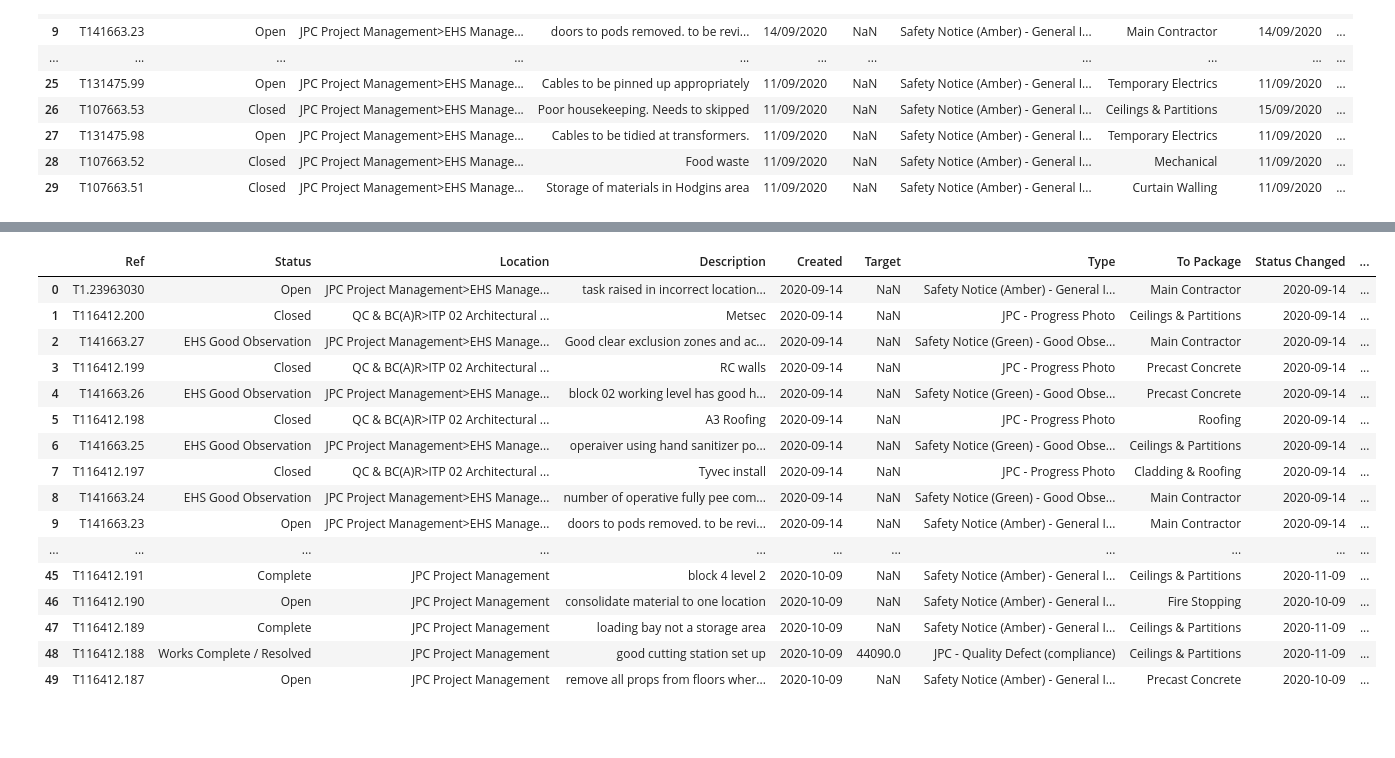
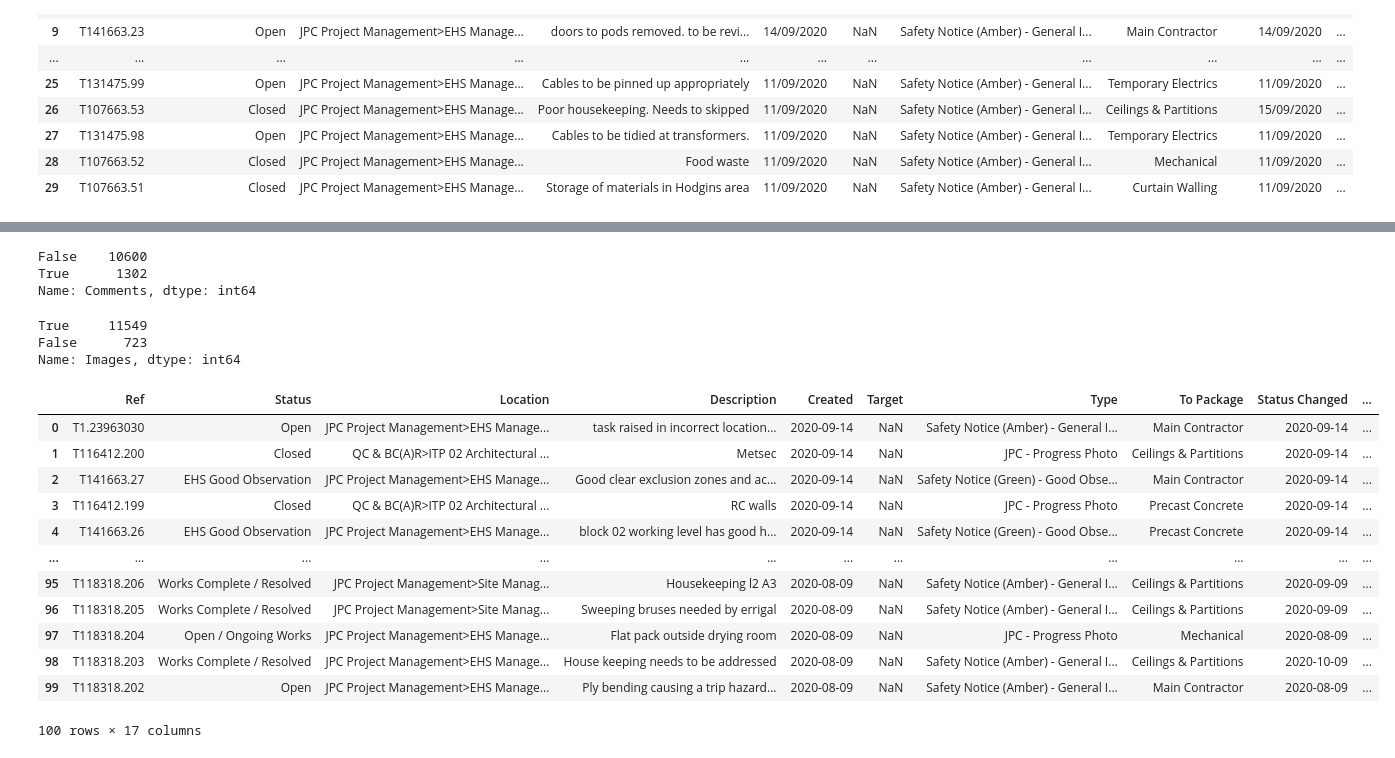
Before and after one commit to chkCreate/Construction_Project_Management_Report_Analysis, a Jupyter notebook: Data_Cleaning.ipynb, the cells around one changed output, grey strips where cells are left out. Saved outputs shown, nothing was run; the diff lists cells and outputs as text; code cells hidden in the pictures; blank space fills up the shorter version.

```diff
--- a/Data_Cleaning.ipynb
+++ b/Data_Cleaning.ipynb
@@ -188,0 +282,5 @@ Name: Priority, dtype: int64
+# %%
+Tasks_df['Status'] = Tasks_df['Status'].replace(['Closed JPC Reviewed','JPC Signed Off / Closed'],['JPC Reviewed / Closed', 'JPC Sign Off / Closed'])
+Tasks_df['Status'] = Tasks_df['Status'].replace(['Complete','3rd Party Inspection - Closed'],['Works Complete / Resolved', '3rd Party Sign Off - Closed'])
+
+print(Tasks_df['Status'].value_counts())
@@ -194,0 +341,6 @@ Name: Association, dtype: int64
+# %%
+# Normalize 'Priority' column values: 'High' & 'High (resolve within 48 hours)'; 'Low' & 'Low (resolve within 2 weeks)'; and 'Medium' & 'Medium (resolve within 5 days)'.
+Tasks_df['Priority'] = Tasks_df['Priority'].replace(['High'],'High (resolve within 48 hours)')
+Tasks_df['Priority'] = Tasks_df['Priority'].replace(['Medium'],'Medium (resolve within 5 days)')
+Tasks_df['Priority'] = Tasks_df['Priority'].replace(['Low'],'Low (resolve within 2 weeks)')
+print(Tasks_df['Priority'].value_counts())
@@ -195,27 +360,38 @@ Name: Association, dtype: int64
+# %%
+print(Tasks_df['Comments'].value_counts())
+# %% [output]
+False    10600
+True      1302
+Name: Comments, dtype: int64
+# %%
+print(Tasks_df['Images'].value_counts())
+# %% [output]
+True     11549
+False      723
+Name: Images, dtype: int64
+# %%
+# Drop columns that have boolean information only for second-tier quality of information: 'Comments', 'Images'
+Tasks_df = Tasks_df.drop(['Comments', 'Images'], axis=1)
 # %%
 # Convert date object column into datetime format.
 Tasks_df['Created'] = pd.to_datetime(Tasks_df['Created'])
 Tasks_df['Status Changed'] = pd.to_datetime(Tasks_df['Status Changed'])
 
-Tasks_df.head(50)
+Tasks_df.head(100)
 # %% [output]
 |  | Ref | Status | Location | Description | Created | Target | Type | To Package | Status Changed | ... |
 | 0 | T1.23963030 | Open | JPC Project Management>EHS Manage... | task raised in incorrect location... | 2020-09-14 | NaN | Safety Notice (Amber) - General I... | Main Contractor | 2020-09-14 | ... |
 | 1 | T116412.200 | Closed | QC & BC(A)R>ITP 02 Architectural ... | Metsec | 2020-09-14 | NaN | JPC - Progress Photo | Ceilings & Partitions | 2020-09-14 | ... |
 | 2 | T141663.27 | EHS Good Observation | JPC Project Management>EHS Manage... | Good clear exclusion zones and ac... | 2020-09-14 | NaN | Safety Notice (Green) - Good Obse... | Main Contractor | 2020-09-14 | ... |
 | 3 | T116412.199 | Closed | QC & BC(A)R>ITP 02 Architectural ... | RC walls | 2020-09-14 | NaN | JPC - Progress Photo | Precast Concrete | 2020-09-14 | ... |
 | 4 | T141663.26 | EHS Good Observation | JPC Project Management>EHS Manage... | block 02 working level has good h... | 2020-09-14 | NaN | Safety Notice (Green) - Good Obse... | Precast Concrete | 2020-09-14 | ... |
-| 5 | T116412.198 | Closed | QC & BC(A)R>ITP 02 Architectural ... | A3 Roofing | 2020-09-14 | NaN | JPC - Progress Photo | Roofing | 2020-09-14 | ... |
-| 6 | T141663.25 | EHS Good Observation | JPC Project Management>EHS Manage... | operaiver using hand sanitizer po... | 2020-09-14 | NaN | Safety Notice (Green) - Good Obse... | Ceilings & Partitions | 2020-09-14 | ... |
-| 7 | T116412.197 | Closed | QC & BC(A)R>ITP 02 Architectural ... | Tyvec install | 2020-09-14 | NaN | JPC - Progress Photo | Cladding & Roofing | 2020-09-14 | ... |
-| 8 | T141663.24 | EHS Good Observation | JPC Project Management>EHS Manage... | number of operative fully pee com... | 2020-09-14 | NaN | Safety Notice (Green) - Good Obse... | Main Contractor | 2020-09-14 | ... |
-| 9 | T141663.23 | Open | JPC Project Management>EHS Manage... | doors to pods removed. to be revi... | 2020-09-14 | NaN | Safety Notice (Amber) - General I... | Main Contractor | 2020-09-14 | ... |
 | ... | ... | ... | ... | ... | ... | ... | ... | ... | ... | ... |
-| 45 | T116412.191 | Complete | JPC Project Management | block 4 level 2 | 2020-10-09 | NaN | Safety Notice (Amber) - General I... | Ceilings & Partitions | 2020-11-09 | ... |
-| 46 | T116412.190 | Open | JPC Project Management | consolidate material to one location | 2020-10-09 | NaN | Safety Notice (Amber) - General I... | Fire Stopping | 2020-10-09 | ... |
-| 47 | T116412.189 | Complete | JPC Project Management | loading bay not a storage area | 2020-10-09 | NaN | Safety Notice (Amber) - General I... | Ceilings & Partitions | 2020-11-09 | ... |
-| 48 | T116412.188 | Works Complete / Resolved | JPC Project Management | good cutting station set up | 2020-10-09 | 44090.0 | JPC - Quality Defect (compliance) | Ceilings & Partitions | 2020-11-09 | ... |
-| 49 | T116412.187 | Open | JPC Project Management | remove all props from floors wher... | 2020-10-09 | NaN | Safety Notice (Amber) - General I... | Precast Concrete | 2020-10-09 | ... |
+| 95 | T118318.206 | Works Complete / Resolved | JPC Project Management>Site Manag... | Housekeeping l2 A3 | 2020-08-09 | NaN | Safety Notice (Amber) - General I... | Ceilings & Partitions | 2020-09-09 | ... |
+| 96 | T118318.205 | Works Complete / Resolved | JPC Project Management>Site Manag... | Sweeping bruses needed by errigal | 2020-08-09 | NaN | Safety Notice (Amber) - General I... | Ceilings & Partitions | 2020-09-09 | ... |
+| 97 | T118318.204 | Open / Ongoing Works | JPC Project Management>EHS Manage... | Flat pack outside drying room | 2020-08-09 | NaN | JPC - Progress Photo | Mechanical | 2020-08-09 | ... |
+| 98 | T118318.203 | Works Complete / Resolved | JPC Project Management>EHS Manage... | House keeping needs to be addressed | 2020-08-09 | NaN | Safety Notice (Amber) - General I... | Ceilings & Partitions | 2020-10-09 | ... |
+| 99 | T118318.202 | Open | JPC Project Management>EHS Manage... | Ply bending causing a trip hazard... | 2020-08-09 | NaN | Safety Notice (Amber) - General I... | Main Contractor | 2020-08-09 | ... |
+100 rows × 17 columns
 # %%
 # Convert 'Target' excel dates into datetime for uniformity.
 Tasks_df['Target'] = Tasks_df['Target'].fillna(0)
```
Also changed, not shown: parts of 24 cells of this notebook, 2 other files.
